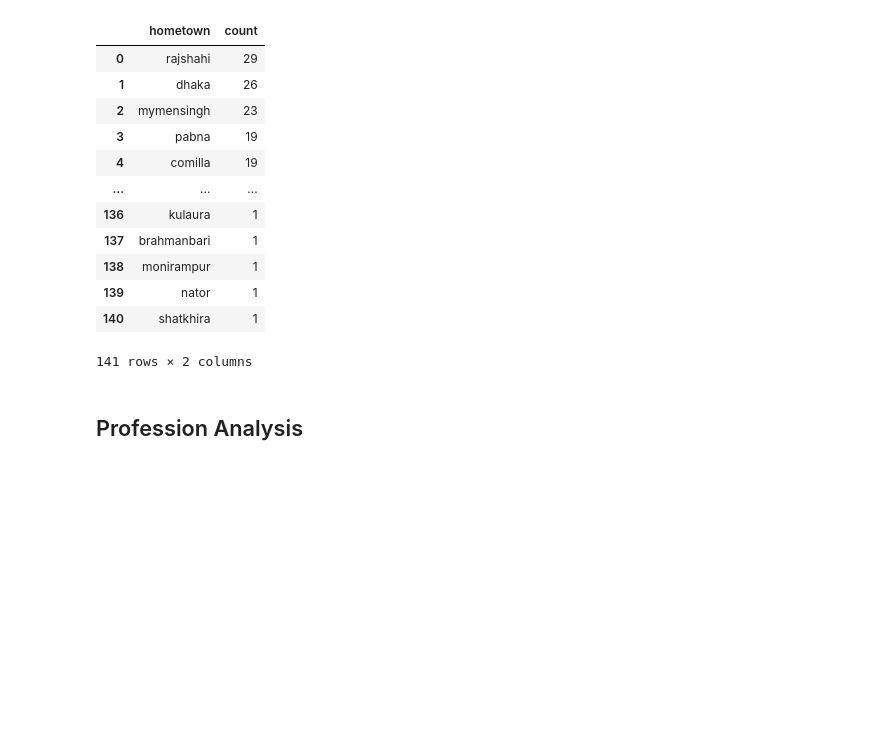
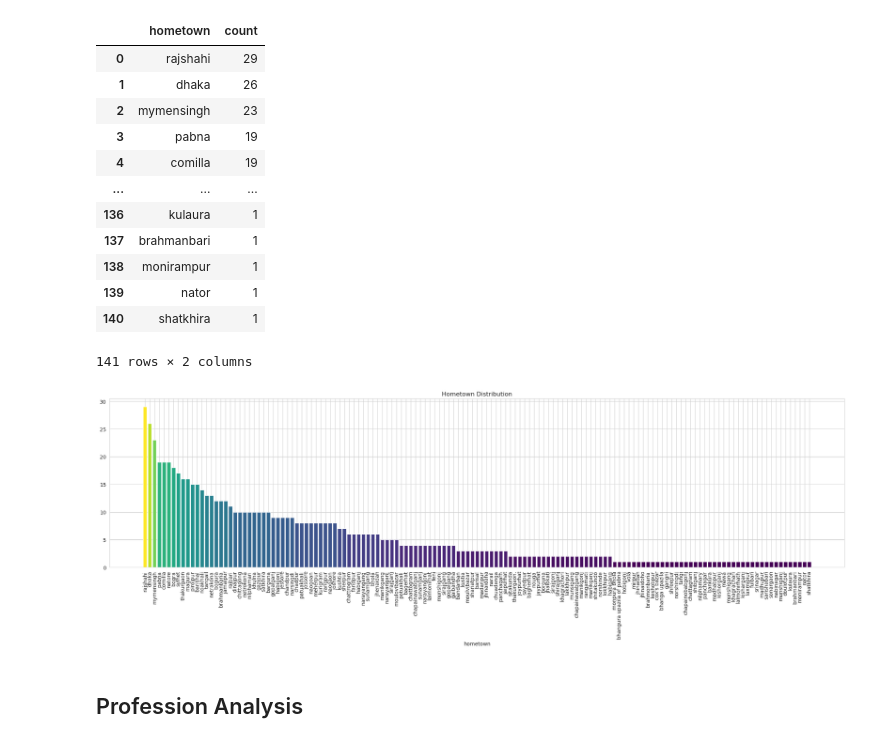
Before and after one commit to rahad404/Bangladesh-Suicide-Analysis, a Jupyter notebook: bd_suicide.ipynb, the cells around one changed output. Saved outputs shown, nothing was run; the diff lists cells and outputs as text; code cells hidden in the pictures; blank space fills up the shorter version.

```diff
--- a/bd_suicide.ipynb
+++ b/bd_suicide.ipynb
@@ -343,6 +343,21 @@ fig = px.bar(hometown, x='hometown', y='count',
              title='Hometown Distribution',
              template='plotly_dark')
 fig.show()
+# %%
+# visualize with mathplotlib
+cmap = plt.get_cmap('viridis')
+normalize = plt.Normalize(min(hometown['count']), max(hometown['count']))
+colors = cmap(normalize(hometown['count']))
+
+plt.figure(figsize=(26,6))
+plt.bar(hometown['hometown'],hometown['count'],color = colors)
+plt.xlabel('hometown')
+plt.xticks(rotation=90)
+plt.title('Hometown Distribution')
+
+plt.show()
+# %% [output]
+[figure, added]
 # %%
 hometown['latitude'] = df2['latitude']
 hometown['longitude'] = df2['longitude']
```
Also changed, not shown: parts of 9 cells of this notebook.
